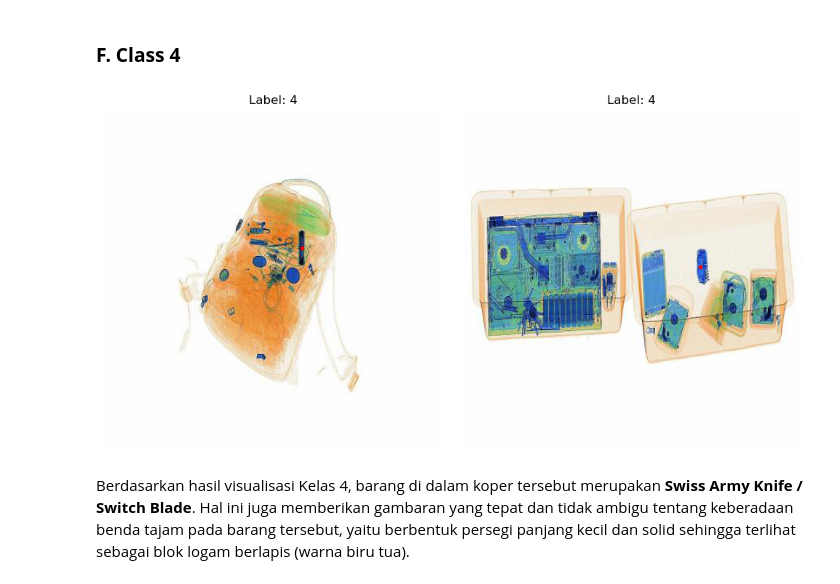
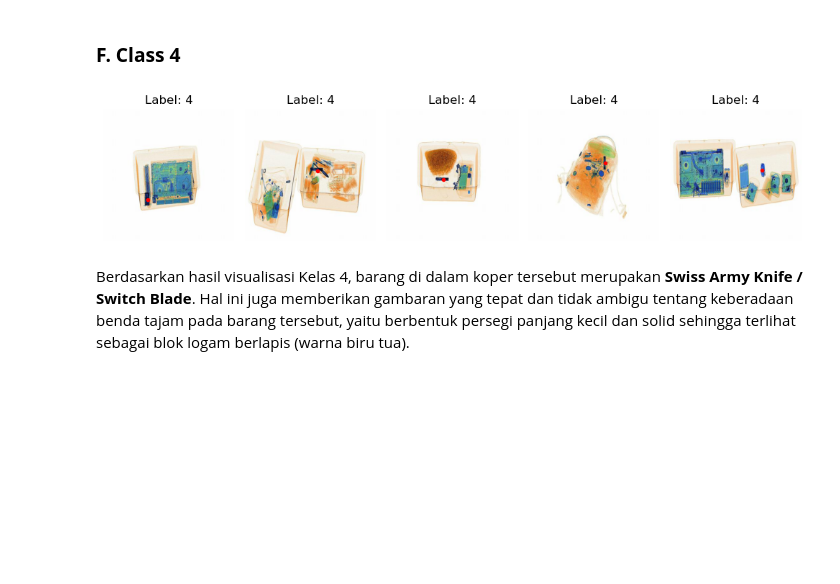
Before and after one commit to FTDS-assignment-bay/p2-final-project-ftds-hck-026, a Jupyter notebook: load_data.ipynb, the cells around one changed output. Cells and saved outputs as stored; diff of their text form; code cells hidden in the pictures; blank space fills up the shorter version.

```diff
--- a/load_data.ipynb
+++ b/load_data.ipynb
@@ -249,10 +249,10 @@ Informasi dataset ini kami dapatkan dari [Kaggle](https://www.kaggle.com/dataset
 # Class 0
 
 # Create the visualization of 1 rows and 2 columns
-fig, axes = plt.subplots(1, 2, figsize=(10, 5))
+fig, axes = plt.subplots(1, 5, figsize=(10, 5))
 
 # Create a function
-for i, idx in enumerate([703, 704]):
+for i, idx in enumerate([703, 704, 706, 708, 710]):
     axes[i].imshow(Image.open(TRAIN_DATASET_PATH + "images/" + images_path_df["images"][idx]))
     x = df["x_center"][idx][0] * 416
     y = df["y_center"][idx][0] * 416
@@ -276,10 +276,10 @@ Hal ini menunjukan ciri-cirinya sebagai berikut:
 # Class 1
 
 # Create the visualization of 1 rows and 2 columns
-fig, axes = plt.subplots(1, 2, figsize=(10, 5))
+fig, axes = plt.subplots(1, 5, figsize=(10, 5))
 
 # Create a function
-for i, idx in enumerate([2022, 2034]):
+for i, idx in enumerate([2022, 2025, 2029, 2034, 2042]):
     axes[i].imshow(Image.open(TRAIN_DATASET_PATH + "images/" + images_path_df["images"][idx]))
     x = df["x_center"][idx][0] * 416
     y = df["y_center"][idx][0] * 416
@@ -299,10 +299,10 @@ Kelas 1 ini menampilkan angka persentase kedua tertinggi dari kelima kelas dan m
 # Class 2
 
 # Create the visualization of 1 rows and 2 columns
-fig, axes = plt.subplots(1, 2, figsize=(10, 5))
+fig, axes = plt.subplots(1, 5, figsize=(10, 5))
 
 # Create a function
-for i, idx in enumerate([19, 9]):
+for i, idx in enumerate([3, 9, 19, 22, 26]):
     axes[i].imshow(Image.open(TRAIN_DATASET_PATH + "images/" + images_path_df["images"][idx]))
     x = df["x_center"][idx][0] * 416
     y = df["y_center"][idx][0] * 416
@@ -322,10 +322,10 @@ Berdasarkan hasil visualisasi Kelas 2, benda di dalam koper tersebut adalah **pi
 # Class 3
 
 # Create the visualization of 1 rows and 2 columns
-fig, axes = plt.subplots(1, 2, figsize=(10, 5))
+fig, axes = plt.subplots(1, 5, figsize=(10, 5))
 
 # Create a function
-for i, idx in enumerate([2048, 2020]):
+for i, idx in enumerate([1233, 1980, 2016, 2048, 2020]):
     axes[i].imshow(Image.open(TRAIN_DATASET_PATH + "images/" + images_path_df["images"][idx]))
     x = df["x_center"][idx][0] * 416
     y = df["y_center"][idx][0] * 416
@@ -345,21 +345,21 @@ Berdasarkan hasil visualisasi tersebut, barang di dalam koper tersebut merupakan
 # %%
 # Class 4
 
 # Create the visualization of 1 rows and 2 columns
-fig, axes = plt.subplots(1, 2, figsize=(10, 5))
+fig, axes = plt.subplots(1, 5, figsize=(10, 5))
 
 # Create a function
-for i, idx in enumerate([2008, 2009]):
+for i, idx in enumerate([1167, 1978, 1983, 2008, 2009]):
     axes[i].imshow(Image.open(TRAIN_DATASET_PATH + "images/" + images_path_df["images"][idx]))
     x = df["x_center"][idx][0] * 416
     y = df["y_center"][idx][0] * 416
     axes[i].plot(x, y, marker='o', markersize=3, color="red")
     axes[i].set_title(f"Label: {df['labels'][idx][0]}")
     axes[i].axis('off')
 
 plt.tight_layout()
 plt.show()
 # %% [output]
-[figure, old version]
+[figure, new version]
 # %% [markdown]
 Berdasarkan hasil visualisasi Kelas 4, barang di dalam koper tersebut merupakan **Swiss Army Knife / Switch Blade**. Hal ini juga memberikan gambaran yang tepat dan tidak ambigu tentang keberadaan benda tajam pada barang tersebut, yaitu berbentuk persegi panjang kecil dan solid sehingga terlihat sebagai blok logam berlapis (warna biru tua).
```
Also changed, not shown: parts of 4 cells of this notebook.
